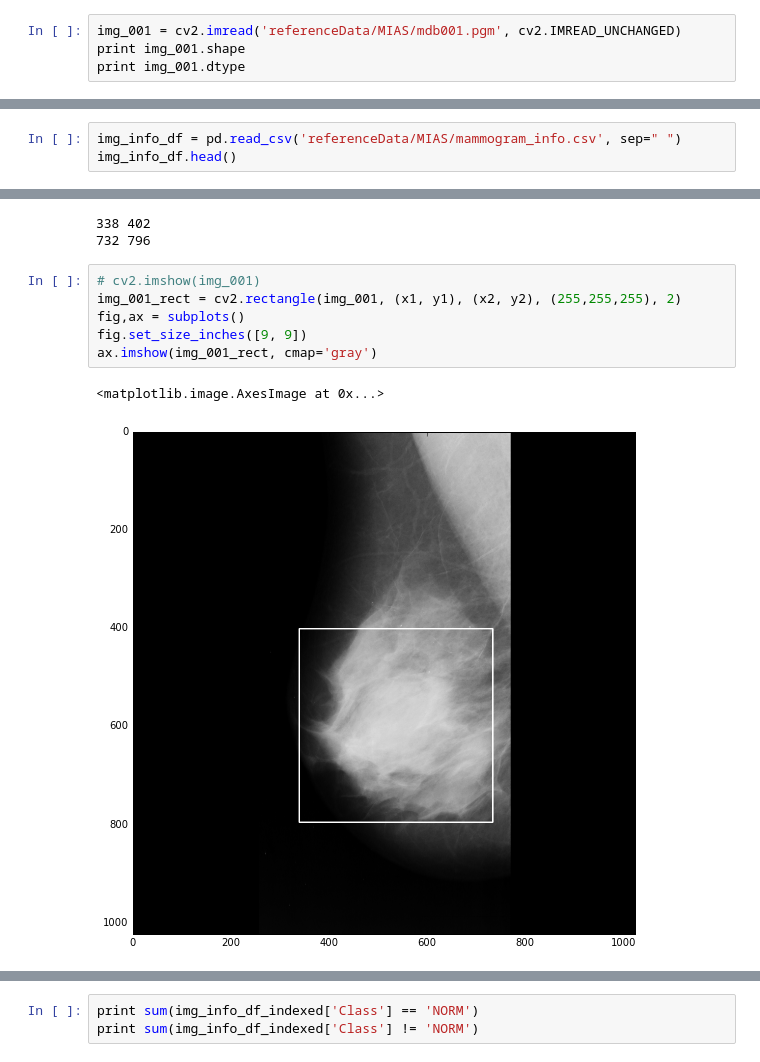
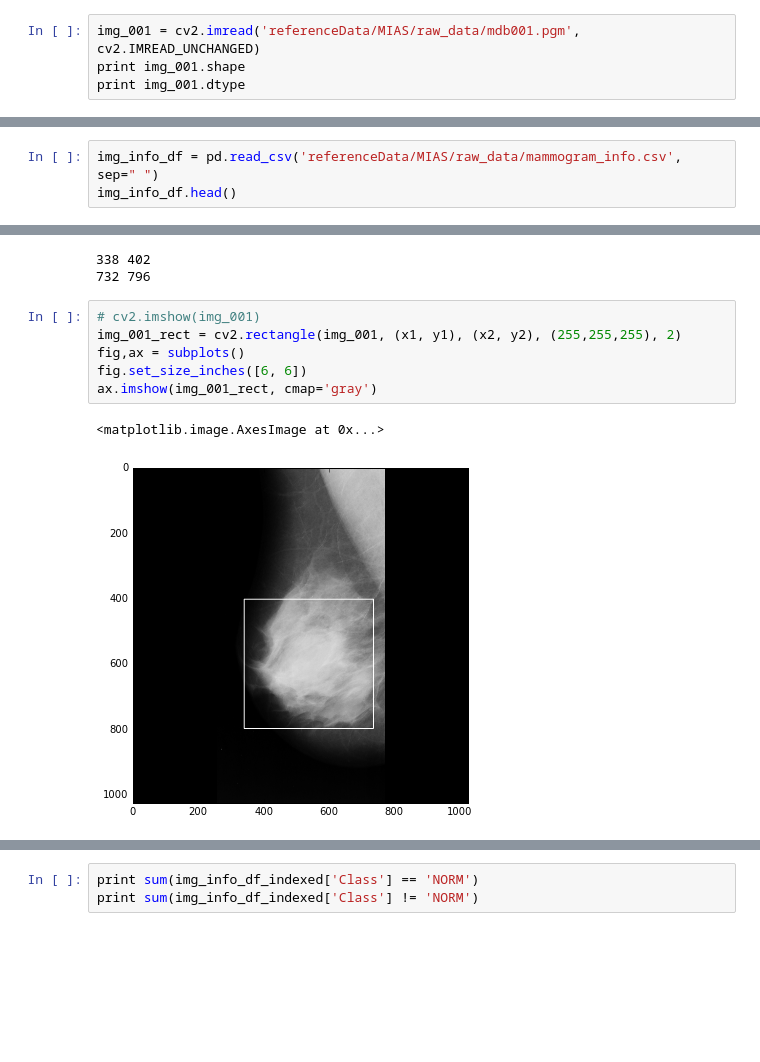
Before and after one commit to lishen/end2end-all-conv, a Jupyter notebook: MIAS.ipynb, the cells around one changed output, grey strips where cells are left out. Saved outputs shown, nothing was run; the diff lists cells and outputs as text; blank space fills up the shorter version.

```diff
--- a/MIAS.ipynb
+++ b/MIAS.ipynb
@@ -11,5 +11,5 @@ WARNING: pylab import has clobbered these variables: ['axes']
 # %%
-img_001 = cv2.imread('referenceData/MIAS/mdb001.pgm', cv2.IMREAD_UNCHANGED)
+img_001 = cv2.imread('referenceData/MIAS/raw_data/mdb001.pgm', cv2.IMREAD_UNCHANGED)
 print img_001.shape
 print img_001.dtype
 # %% [output]
@@ -26,5 +35,5 @@ print img_001.min()
 # %%
-img_info_df = pd.read_csv('referenceData/MIAS/mammogram_info.csv', sep=" ")
+img_info_df = pd.read_csv('referenceData/MIAS/raw_data/mammogram_info.csv', sep=" ")
 img_info_df.head()
 # %% [output]
 |  | Reference | Bkg | Class | Sever | X | Y | Rad |
@@ -119,12 +123,12 @@ print x2, y2
 # %%
 # cv2.imshow(img_001)
 img_001_rect = cv2.rectangle(img_001, (x1, y1), (x2, y2), (255,255,255), 2)
 fig,ax = subplots()
-fig.set_size_inches([9, 9])
+fig.set_size_inches([6, 6])
 ax.imshow(img_001_rect, cmap='gray')
 # %% [output]
 <matplotlib.image.AxesImage at 0x...>
-[figure, old version]
+[figure, new version]
 # %%
 rad = img_info_df_indexed['Rad'].copy()
 rad.sort_values(ascending=True).head(10)
```
Also changed, not shown: parts of 28 cells of this notebook.
